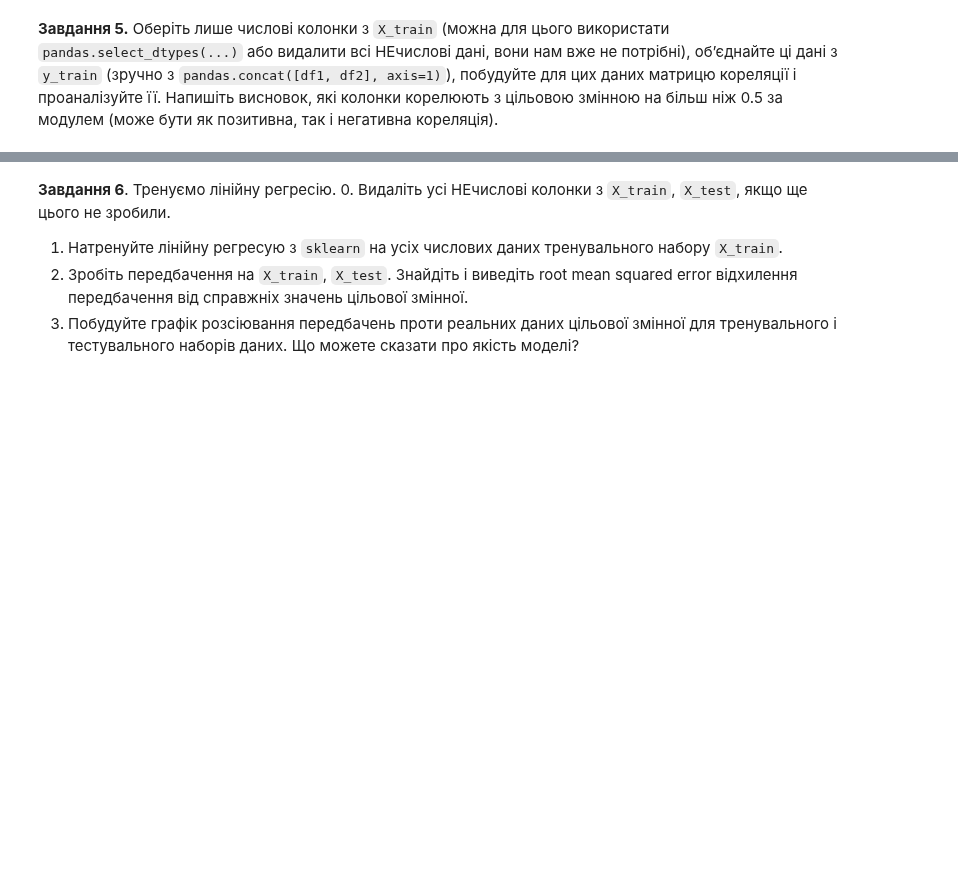
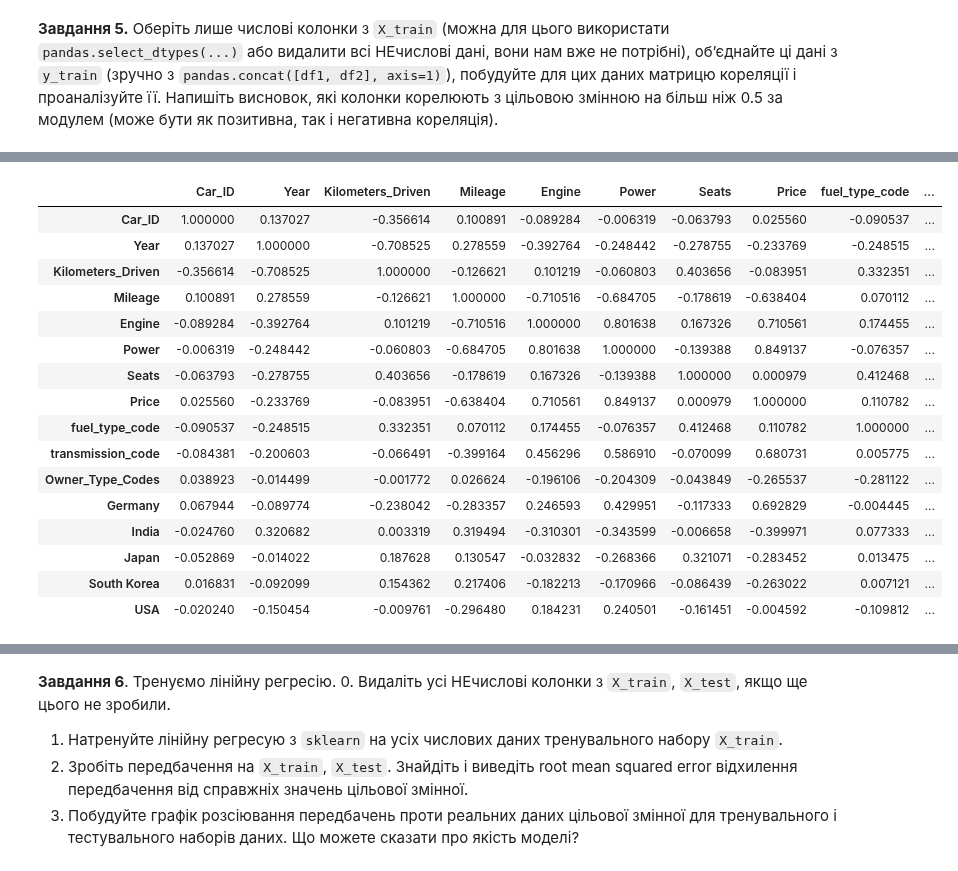
Before and after one commit to o-semenkova/ml_home_tasks, a Jupyter notebook: HW_2_1_Лінійна_регресія_від_багатьох_змінних.ipynb, the cells around one changed output, grey strips where cells are left out. Cells and saved outputs as stored; diff of their text form; code cells hidden in the pictures; blank space fills up the shorter version.

```diff
--- a/HW_2_1_Лінійна_регресія_від_багатьох_змінних.ipynb
+++ b/HW_2_1_Лінійна_регресія_від_багатьох_змінних.ipynb
@@ -191,0 +276,4 @@ display(X_train.head()), display(X_test.head())
+# %%
+enc = preprocessing.OneHotEncoder()
+enc.fit(train_Xy[['model_country']])
+enc.categories_
@@ -191,0 +282,3 @@ display(X_train.head()), display(X_test.head())
+# %%
+one_hot_enc_model_country = enc.transform(train_Xy[['model_country']]).toarray()
+enc.categories_[0]
@@ -191,0 +287,3 @@ display(X_train.head()), display(X_test.head())
+# %%
+train_Xy[enc.categories_[0]] = one_hot_enc_model_country
+train_Xy.head(5)
@@ -192,2 +319,5 @@ display(X_train.head()), display(X_test.head())
 # %% [markdown]
 **Завдання 5.** Оберіть лише числові колонки з `X_train` (можна для цього використати `pandas.select_dtypes(...)` або видалити всі НЕчислові дані, вони нам вже не потрібні), обʼєднайте ці дані з `y_train` (зручно з `pandas.concat([df1, df2], axis=1)`), побудуйте для цих даних матрицю кореляції і проаналізуйте її. Напишіть висновок, які колонки корелюють з цільовою змінною на більш ніж 0.5 за модулем (може бути як позитивна, так і негативна кореляція).
+# %%
+train_Xy = train_Xy.select_dtypes(include=['number'])
+train_Xy.info()
@@ -193,0 +342,21 @@ display(X_train.head()), display(X_test.head())
+# %%
+corr_matrix = train_Xy.corr()
+corr_matrix
+# %% [output]
+|  | Car_ID | Year | Kilometers_Driven | Mileage | Engine | Power | Seats | Price | fuel_type_code | ... |
+| Car_ID | 1.000000 | 0.137027 | -0.356614 | 0.100891 | -0.089284 | -0.006319 | -0.063793 | 0.025560 | -0.090537 | ... |
+| Year | 0.137027 | 1.000000 | -0.708525 | 0.278559 | -0.392764 | -0.248442 | -0.278755 | -0.233769 | -0.248515 | ... |
+| Kilometers_Driven | -0.356614 | -0.708525 | 1.000000 | -0.126621 | 0.101219 | -0.060803 | 0.403656 | -0.083951 | 0.332351 | ... |
+| Mileage | 0.100891 | 0.278559 | -0.126621 | 1.000000 | -0.710516 | -0.684705 | -0.178619 | -0.638404 | 0.070112 | ... |
+| Engine | -0.089284 | -0.392764 | 0.101219 | -0.710516 | 1.000000 | 0.801638 | 0.167326 | 0.710561 | 0.174455 | ... |
+| Power | -0.006319 | -0.248442 | -0.060803 | -0.684705 | 0.801638 | 1.000000 | -0.139388 | 0.849137 | -0.076357 | ... |
+| Seats | -0.063793 | -0.278755 | 0.403656 | -0.178619 | 0.167326 | -0.139388 | 1.000000 | 0.000979 | 0.412468 | ... |
+| Price | 0.025560 | -0.233769 | -0.083951 | -0.638404 | 0.710561 | 0.849137 | 0.000979 | 1.000000 | 0.110782 | ... |
+| fuel_type_code | -0.090537 | -0.248515 | 0.332351 | 0.070112 | 0.174455 | -0.076357 | 0.412468 | 0.110782 | 1.000000 | ... |
+| transmission_code | -0.084381 | -0.200603 | -0.066491 | -0.399164 | 0.456296 | 0.586910 | -0.070099 | 0.680731 | 0.005775 | ... |
+| Owner_Type_Codes | 0.038923 | -0.014499 | -0.001772 | 0.026624 | -0.196106 | -0.204309 | -0.043849 | -0.265537 | -0.281122 | ... |
+| Germany | 0.067944 | -0.089774 | -0.238042 | -0.283357 | 0.246593 | 0.429951 | -0.117333 | 0.692829 | -0.004445 | ... |
+| India | -0.024760 | 0.320682 | 0.003319 | 0.319494 | -0.310301 | -0.343599 | -0.006658 | -0.399971 | 0.077333 | ... |
+| Japan | -0.052869 | -0.014022 | 0.187628 | 0.130547 | -0.032832 | -0.268366 | 0.321071 | -0.283452 | 0.013475 | ... |
+| South Korea | 0.016831 | -0.092099 | 0.154362 | 0.217406 | -0.182213 | -0.170966 | -0.086439 | -0.263022 | 0.007121 | ... |
+| USA | -0.020240 | -0.150454 | -0.009761 | -0.296480 | 0.184231 | 0.240501 | -0.161451 | -0.004592 | -0.109812 | ... |
```
Also changed, not shown: parts of 25 cells of this notebook.
